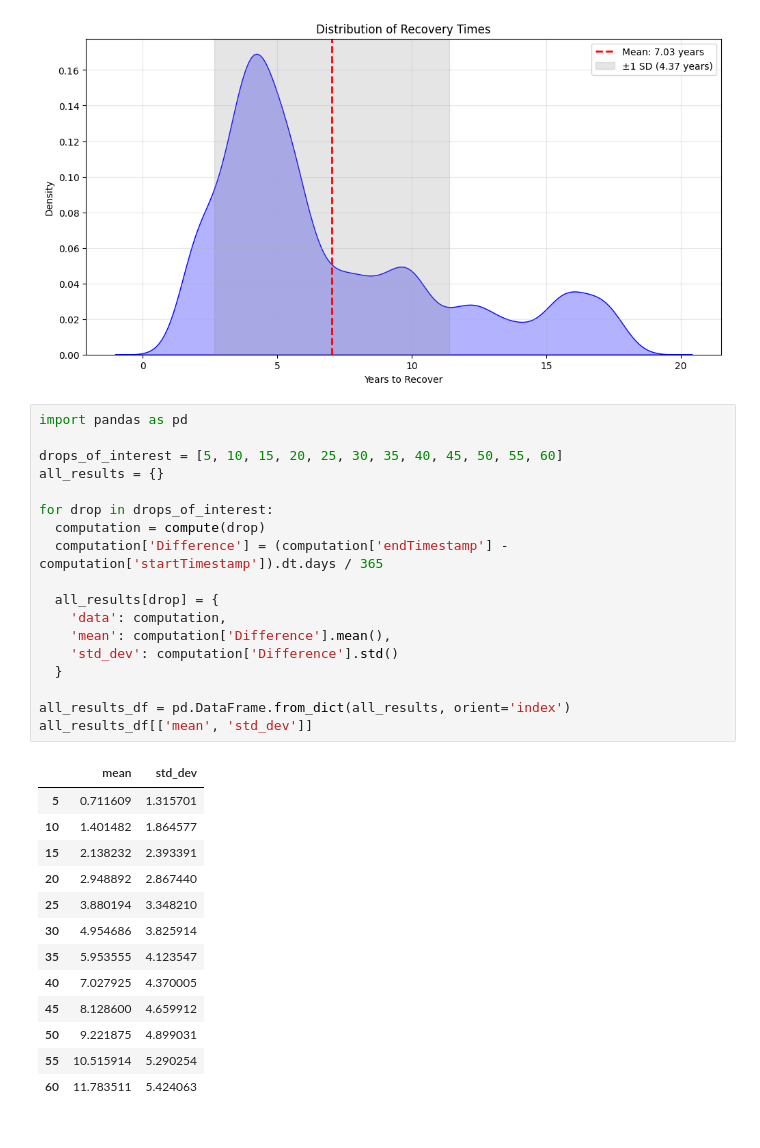
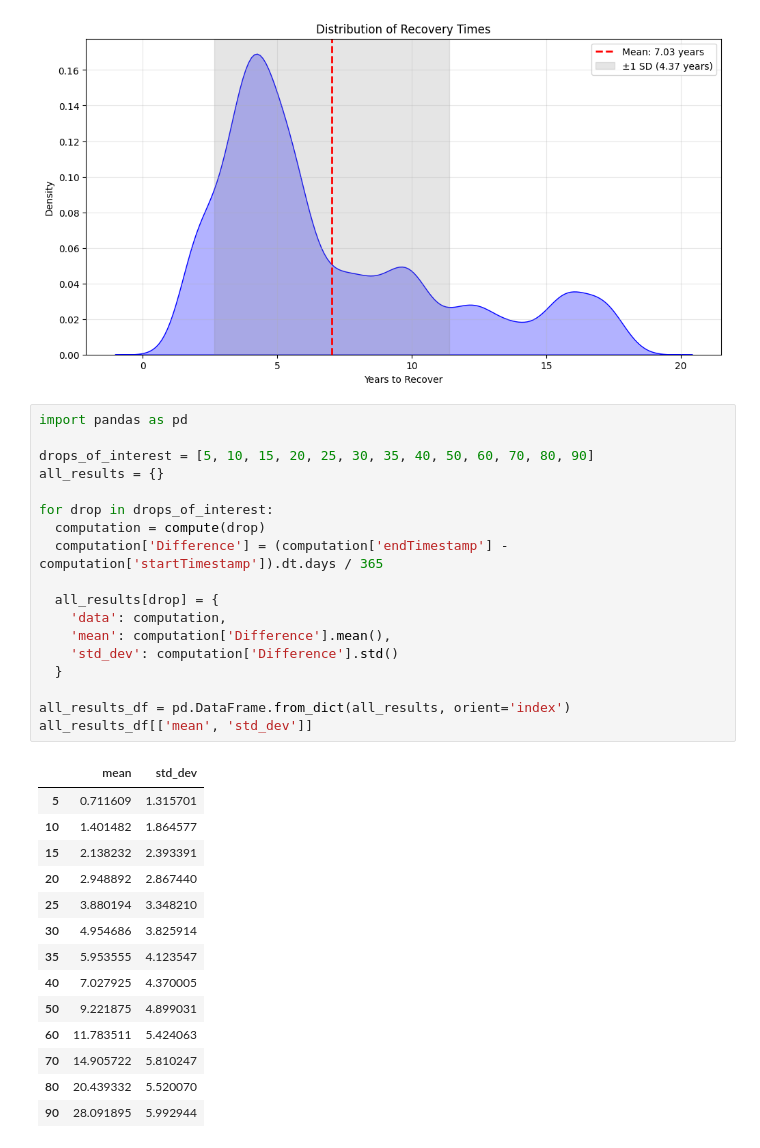
Before and after one commit to jfet97/capitale_garantito_azionario, a Jupyter notebook: notebook.ipynb, the cells around one changed output. Cells and saved outputs as stored; diff of their text form.

```diff
--- a/notebook.ipynb
+++ b/notebook.ipynb
@@ -128,32 +128,33 @@ plt.show()
 # %%
 import pandas as pd
 
-drops_of_interest = [5, 10, 15, 20, 25, 30, 35, 40, 45, 50, 55, 60]
+drops_of_interest = [5, 10, 15, 20, 25, 30, 35, 40, 50, 60, 70, 80, 90]
 all_results = {}
 
 for drop in drops_of_interest:
   computation = compute(drop)
   computation['Difference'] = (computation['endTimestamp'] - computation['startTimestamp']).dt.days / 365
 
   all_results[drop] = {
     'data': computation,
     'mean': computation['Difference'].mean(),
     'std_dev': computation['Difference'].std()
   }
 
 all_results_df = pd.DataFrame.from_dict(all_results, orient='index')
 all_results_df[['mean', 'std_dev']]
 # %% [output]
 |  | mean | std_dev |
 | 5 | 0.711609 | 1.315701 |
 | 10 | 1.401482 | 1.864577 |
 | 15 | 2.138232 | 2.393391 |
 | 20 | 2.948892 | 2.867440 |
 | 25 | 3.880194 | 3.348210 |
 | 30 | 4.954686 | 3.825914 |
 | 35 | 5.953555 | 4.123547 |
 | 40 | 7.027925 | 4.370005 |
-| 45 | 8.128600 | 4.659912 |
 | 50 | 9.221875 | 4.899031 |
-| 55 | 10.515914 | 5.290254 |
 | 60 | 11.783511 | 5.424063 |
+| 70 | 14.905722 | 5.810247 |
+| 80 | 20.439332 | 5.520070 |
+| 90 | 28.091895 | 5.992944 |
```
